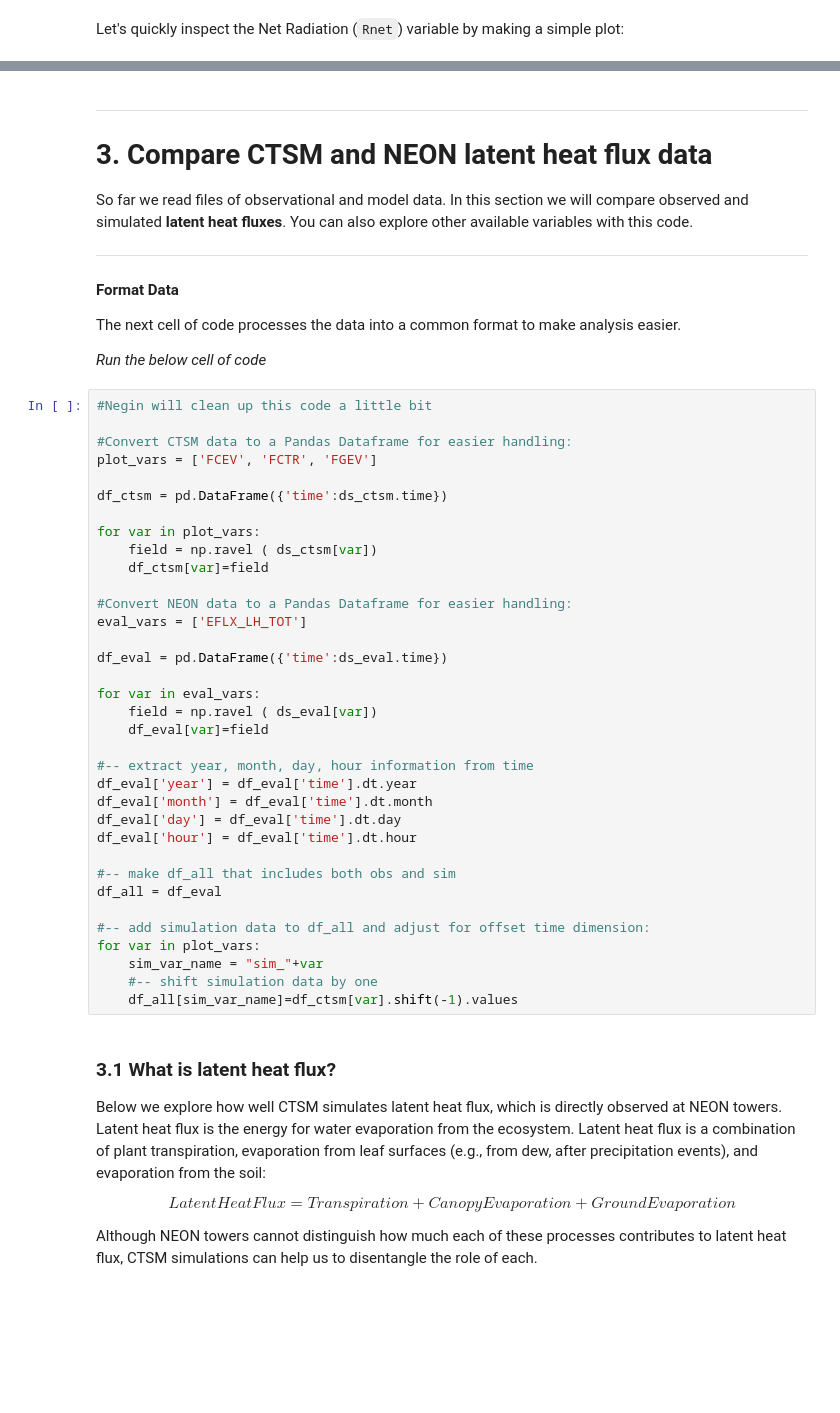
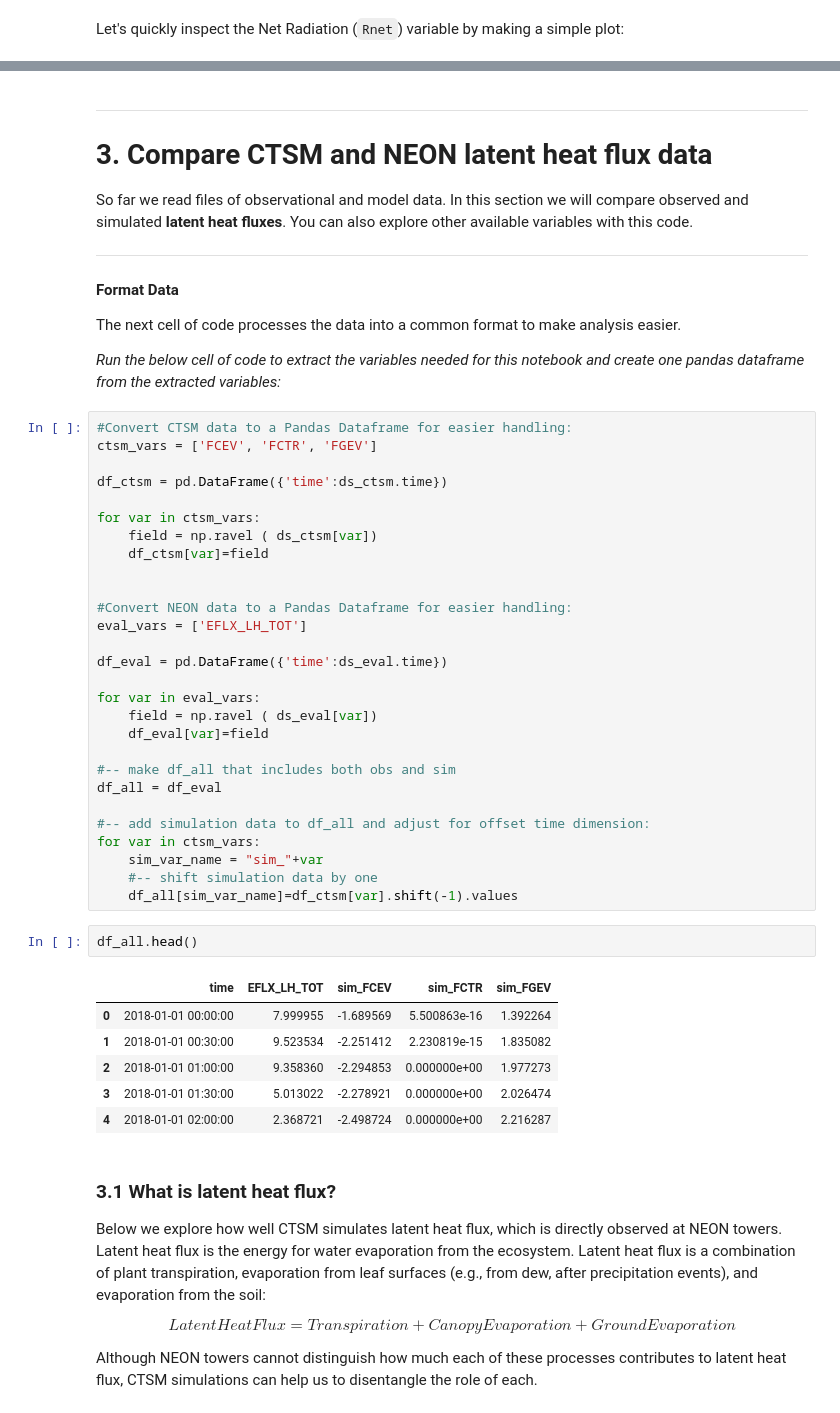
Before and after one commit to NCAR/NEON-visualization, a Jupyter notebook: notebooks/NEON_Simple_Visualization_Tutorial.ipynb, the cells around one changed output, grey strips where cells are left out. Saved outputs shown, nothing was run; the diff lists cells and outputs as text; blank space fills up the shorter version.

Commit message:
updating the simple visualization notebook.

```diff
--- a/notebooks/NEON_Simple_Visualization_Tutorial.ipynb
+++ b/notebooks/NEON_Simple_Visualization_Tutorial.ipynb
@@ -239,18 +312,17 @@ So far we read files of observational and model data. In this section we will co
 #### Format Data
 The next cell of code processes the data into a common format to make analysis easier.
 
-*Run the below cell of code*
+*Run the below cell of code to extract the variables needed for this notebook and create one pandas dataframe from the extracted variables:*
 # %%
-#Negin will clean up this code a little bit
-
 #Convert CTSM data to a Pandas Dataframe for easier handling:
-plot_vars = ['FCEV', 'FCTR', 'FGEV']
+ctsm_vars = ['FCEV', 'FCTR', 'FGEV']
 
 df_ctsm = pd.DataFrame({'time':ds_ctsm.time})
 
-for var in plot_vars:
+for var in ctsm_vars:
     field = np.ravel ( ds_ctsm[var])
     df_ctsm[var]=field
+
 
 #Convert NEON data to a Pandas Dataframe for easier handling:
 eval_vars = ['EFLX_LH_TOT']
@@ -261,20 +333,23 @@ for var in eval_vars:
     field = np.ravel ( ds_eval[var])
     df_eval[var]=field
 
-#-- extract year, month, day, hour information from time
-df_eval['year'] = df_eval['time'].dt.year
-df_eval['month'] = df_eval['time'].dt.month
-df_eval['day'] = df_eval['time'].dt.day
-df_eval['hour'] = df_eval['time'].dt.hour
-
 #-- make df_all that includes both obs and sim
 df_all = df_eval
 
 #-- add simulation data to df_all and adjust for offset time dimension:
-for var in plot_vars:
+for var in ctsm_vars:
     sim_var_name = "sim_"+var
     #-- shift simulation data by one
     df_all[sim_var_name]=df_ctsm[var].shift(-1).values
+# %%
+df_all.head()
+# %% [output]
+|  | time | EFLX_LH_TOT | sim_FCEV | sim_FCTR | sim_FGEV |
+| 0 | 2018-01-01 00:00:00 | 7.999955 | -1.689569 | 5.500863e-16 | 1.392264 |
+| 1 | 2018-01-01 00:30:00 | 9.523534 | -2.251412 | 2.230819e-15 | 1.835082 |
+| 2 | 2018-01-01 01:00:00 | 9.358360 | -2.294853 | 0.000000e+00 | 1.977273 |
+| 3 | 2018-01-01 01:30:00 | 5.013022 | -2.278921 | 0.000000e+00 | 2.026474 |
+| 4 | 2018-01-01 02:00:00 | 2.368721 | -2.498724 | 0.000000e+00 | 2.216287 |
 # %% [markdown]
 ### 3.1 What is latent heat flux?
 
```
Also changed, not shown: parts of 40 cells of this notebook, 1 other file.
